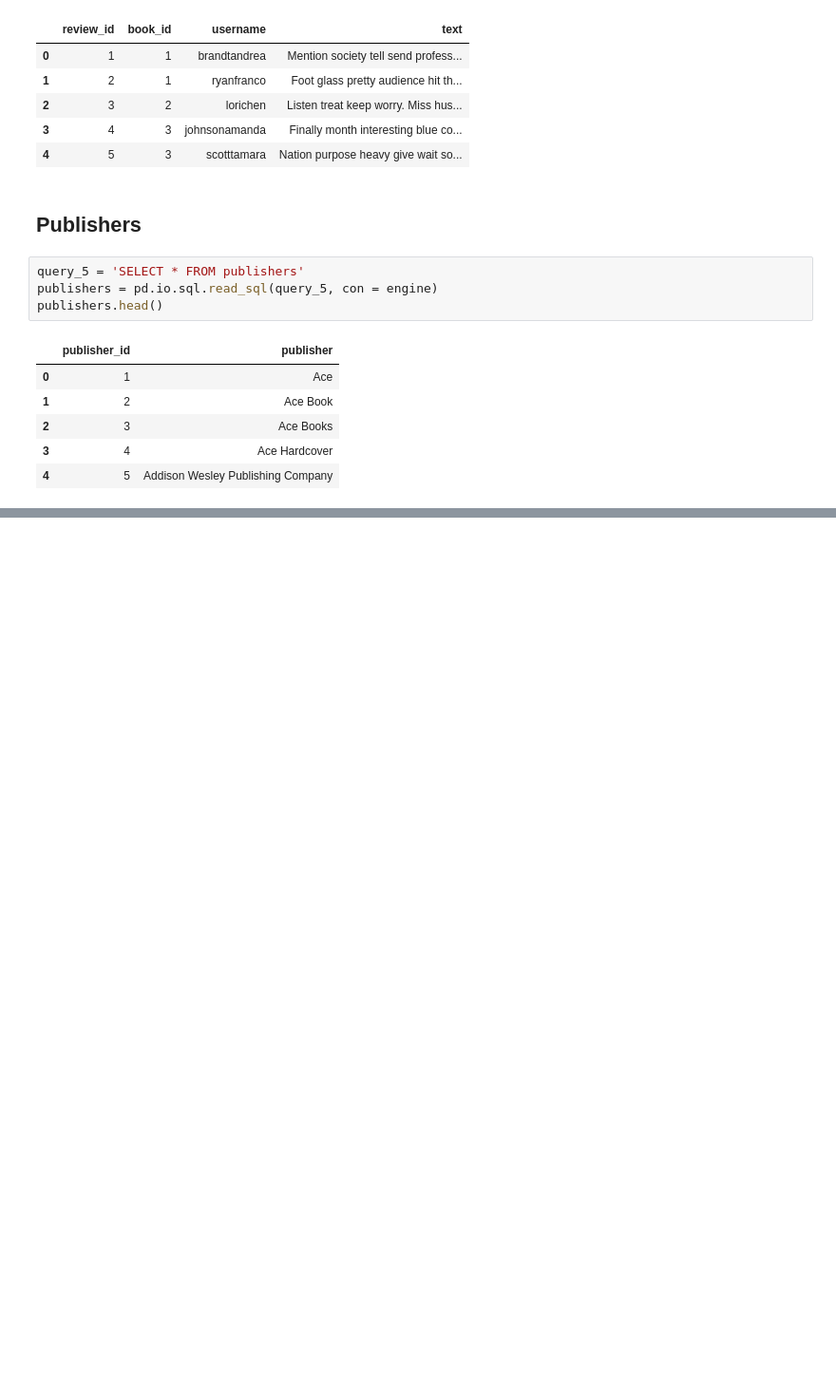
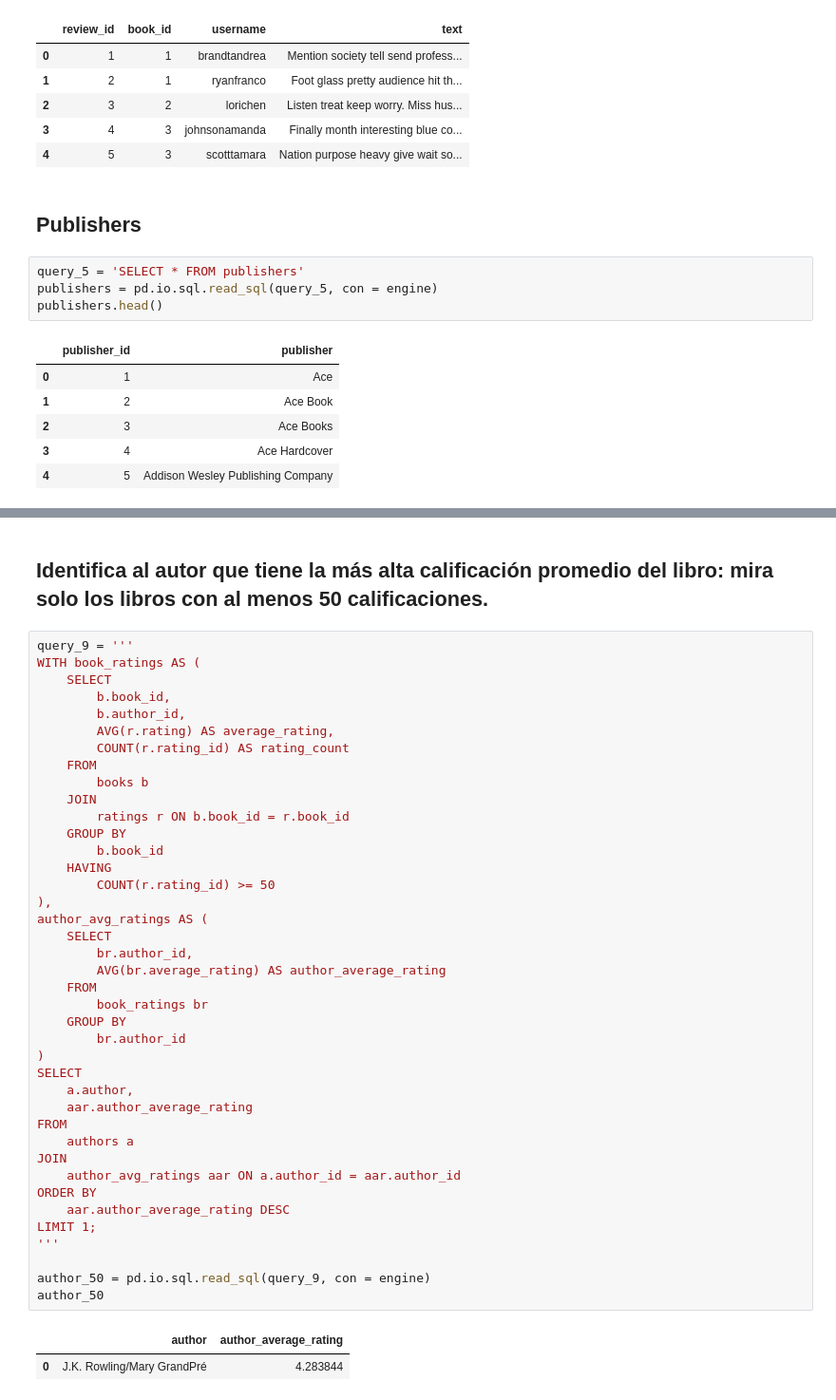
Before and after one commit to BCascante/Proyecto-Final-DA, a Jupyter notebook: SQL/SQL Project.ipynb, the cells around one changed output, grey strips where cells are left out. Shown at 95% size. Drawn from its saved outputs; the diff is of its cells as text; blank space fills up the shorter version.

```diff
--- a/SQL/SQL Project.ipynb
+++ b/SQL/SQL Project.ipynb
@@ -161,0 +238,45 @@ publishers.head()
+# %% [markdown]
+## Identifica al autor que tiene la más alta calificación promedio del libro: mira solo los libros con al menos 50 calificaciones.
+# %%
+query_9 = '''
+WITH book_ratings AS (
+    SELECT
+        b.book_id,
+        b.author_id,
+        AVG(r.rating) AS average_rating,
+        COUNT(r.rating_id) AS rating_count
+    FROM
+        books b
+    JOIN
+        ratings r ON b.book_id = r.book_id
+    GROUP BY
+        b.book_id
+    HAVING
+        COUNT(r.rating_id) >= 50
+),
+author_avg_ratings AS (
+    SELECT
+        br.author_id,
+        AVG(br.average_rating) AS author_average_rating
+    FROM
+        book_ratings br
+    GROUP BY
+        br.author_id
+)
+SELECT
+    a.author,
+    aar.author_average_rating
+FROM
+    authors a
+JOIN
+    author_avg_ratings aar ON a.author_id = aar.author_id
+ORDER BY
+    aar.author_average_rating DESC
+LIMIT 1;
+'''
+
+author_50 = pd.io.sql.read_sql(query_9, con = engine)
+author_50
+# %% [output]
+|  | author | author_average_rating |
+| 0 | J.K. Rowling/Mary GrandPré | 4.283844 |
```
Also changed, not shown: parts of 9 cells of this notebook, 2 other files.
